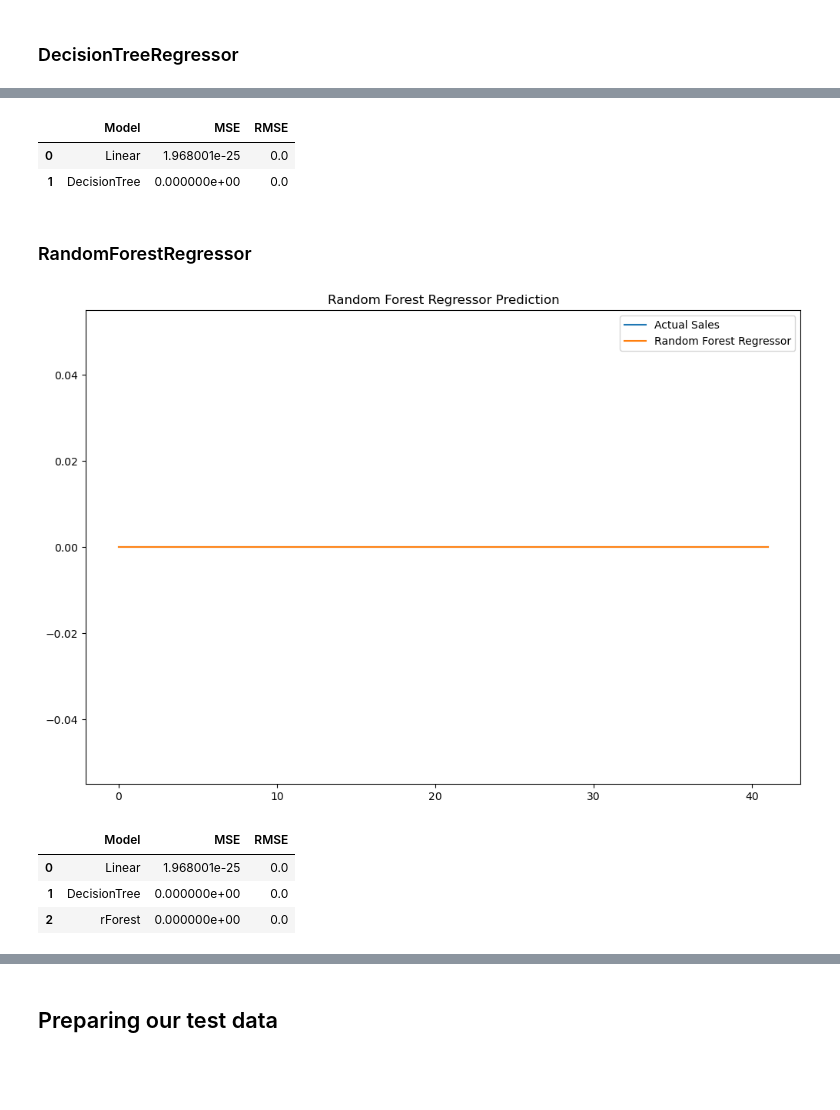
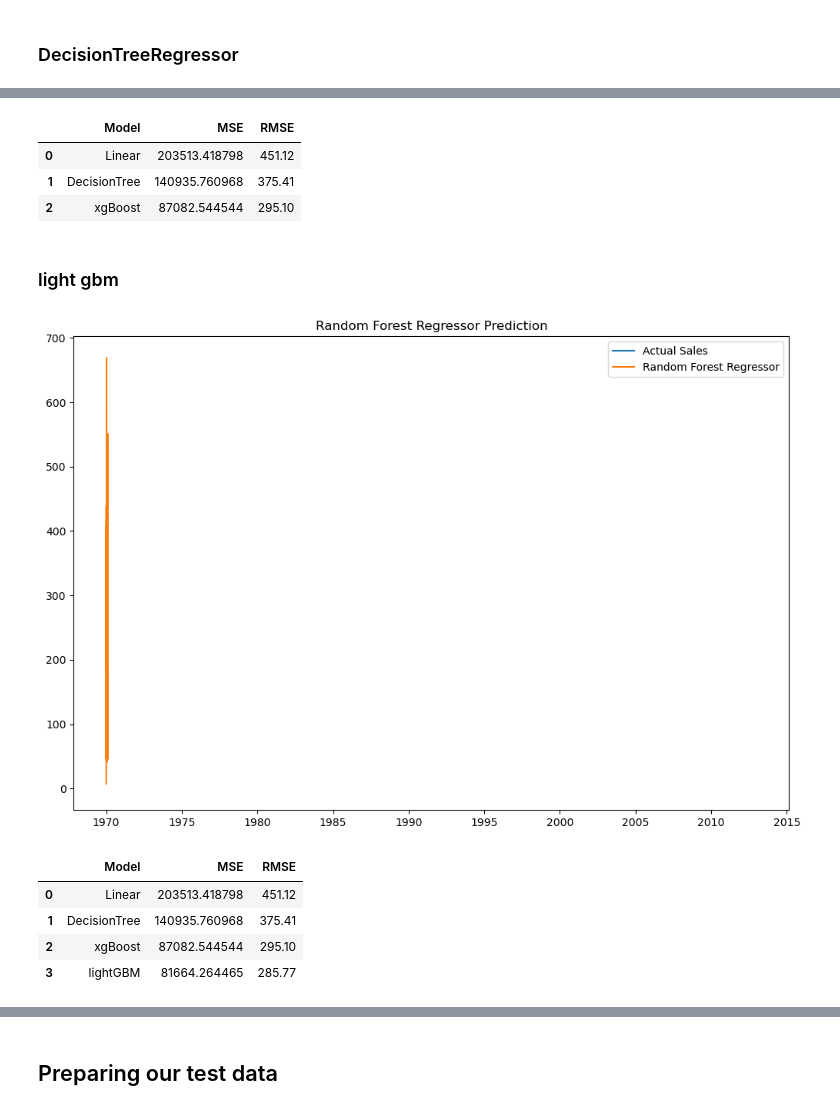
Before and after one commit to ikoghoemmanuell/Time-Series-Forecasting-of-Store-Sales, a Jupyter notebook: teamNice-LP2 - Copy.ipynb, the cells around one changed output, grey strips where cells are left out. Saved outputs shown, nothing was run; the diff lists cells and outputs as text; code cells hidden in the pictures; blank space fills up the shorter version.

```diff
--- a/teamNice-LP2 - Copy.ipynb
+++ b/teamNice-LP2 - Copy.ipynb
@@ -731,3 +719,6 @@ train_preparedd
+# %%
+# Split data into Train Test
+X_train, X_test, y_train, y_test = x[42:], x[:42], y[42:], y[:42]
 # %% [markdown]
 # Machine Learning Modeling
 # %% [markdown]
@@ -745,10 +726,3 @@ train1.head()
-# %%
-# Split data into parts
-X = train_preparedd.drop(['sales'], axis = 1)
-y = train_preparedd['sales']
-
-# Split data into Train Test
-X_train, X_test, y_train, y_test = X[42:], X[:42], y[42:], y[:42]
 # %% [markdown]
 ### Linear Regression
 # %%
@@ -800,0 +788,9 @@ plt.show()
+# %%
+from xgboost import XGBRegressor
+# from lightgbm import LGBMRegressor
+# fit model no training data
+model = XGBRegressor()
+model.fit(X_train, y_train)
+
+# make predictions for test data
+boost_pred = model.predict(X_test)
@@ -801,16 +806,15 @@ plt.show()
 # %%
-mse = mean_squared_error(y_test, tree_pred )
-#msle = mean_squared_log_error(y_test, tree_pred)
-rmse = np.sqrt(mean_squared_error(y_test, tree_pred )).round(2)
-#rmsle = np.sqrt(mean_squared_log_error(y_test, tree_pred)).round(2)
+mse = mean_squared_error(y_test, boost_pred )
+# msle = mean_squared_log_error(y_test, boost_pred)
+rmse = np.sqrt(mean_squared_error(y_test, boost_pred )).round(2)
+# rmsle = np.sqrt(mean_squared_log_error(y_test, boost_pred)).round(2)
 
-model_results = pd.DataFrame([['DecisionTree', mse, rmse]], columns = ['Model', 'MSE', 'RMSE'])
-# model_results = pd.DataFrame([['AR', mse, msle, rmse, rmsle]], columns = ['Model', 'MSE', 'MSLE', 'RMSE', 'RMSLE'])
+model_results = pd.DataFrame([['xgBoost', mse, rmse]], columns = ['Model', 'MSE', 'RMSE'])
+# model_results = pd.DataFrame([['xgBoost', mse, msle, rmse, rmsle]], columns = ['Model', 'MSE', 'MSLE', 'RMSE', 'RMSLE'])
 results = results.append(model_results, ignore_index = True)
 results
 # %% [output]
 |  | Model | MSE | RMSE |
-| 0 | Linear | 1.968001e-25 | 0.0 |
-| 1 | DecisionTree | 0.000000e+00 | 0.0 |
+| 0 | Linear | 203513.418798 | 451.12 |
+| 1 | DecisionTree | 140935.760968 | 375.41 |
+| 2 | xgBoost | 87082.544544 | 295.10 |
-# %% [markdown]
-### RandomForestRegressor
@@ -824,24 +821,35 @@ rForest_pred = model_randomForest.predict(X_test)
+# %% [markdown]
+### light gbm
+# %%
+from lightgbm import LGBMRegressor
+# fit model no training data
+model_lgbm = LGBMRegressor()
+model_lgbm.fit(X_train, y_train)
+
+# make predictions for test data
+lgbm_pred = model_lgbm.predict(X_test)
 # %%
 plt.figure(figsize=(12,8))
 plt.plot(y_test, label ='Actual Sales')
-plt.plot(rForest_pred, label='Random Forest Regressor')
+plt.plot(lgbm_pred, label='Random Forest Regressor')
 plt.legend(loc='best')
 plt.title('Random Forest Regressor Prediction')
 plt.show()
 # %% [output]
-[figure, old version]
+[figure, new version]
 # %%
-mse = mean_squared_error(y_test, rForest_pred )
-#msle = mean_squared_log_error(y_test, rForest_pred)
-rmse = np.sqrt(mean_squared_error(y_test, rForest_pred )).round(2)
-#rmsle = np.sqrt(mean_squared_log_error(y_test, rForest_pred)).round(2)
+mse = mean_squared_error(y_test, lgbm_pred )
+# msle = mean_squared_log_error(y_test, lgbm_pred)
+rmse = np.sqrt(mean_squared_error(y_test, lgbm_pred )).round(2)
+# rmsle = np.sqrt(mean_squared_log_error(y_test, lgbm_pred)).round(2)
 
-model_results = pd.DataFrame([['rForest', mse, rmse]], columns = ['Model', 'MSE', 'RMSE'])
-# model_results = pd.DataFrame([['AR', mse, msle, rmse, rmsle]], columns = ['Model', 'MSE', 'MSLE', 'RMSE', 'RMSLE'])
+model_results = pd.DataFrame([['lightGBM', mse, rmse]], columns = ['Model', 'MSE', 'RMSE'])
+# model_results = pd.DataFrame([['Light_gbm', mse, msle, rmse, rmsle]], columns = ['Model', 'MSE', 'MSLE', 'RMSE', 'RMSLE'])
 results = results.append(model_results, ignore_index = True)
 results
 # %% [output]
 |  | Model | MSE | RMSE |
-| 0 | Linear | 1.968001e-25 | 0.0 |
-| 1 | DecisionTree | 0.000000e+00 | 0.0 |
-| 2 | rForest | 0.000000e+00 | 0.0 |
+| 0 | Linear | 203513.418798 | 451.12 |
+| 1 | DecisionTree | 140935.760968 | 375.41 |
+| 2 | xgBoost | 87082.544544 | 295.10 |
+| 3 | lightGBM | 81664.264465 | 285.77 |
```
Also changed, not shown: parts of 30 cells of this notebook.
